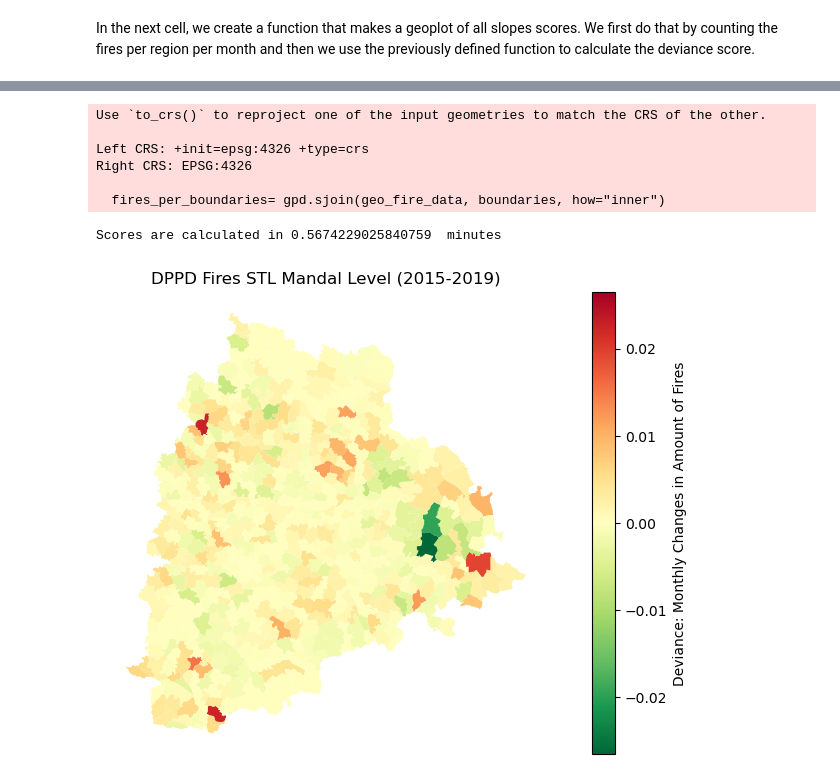
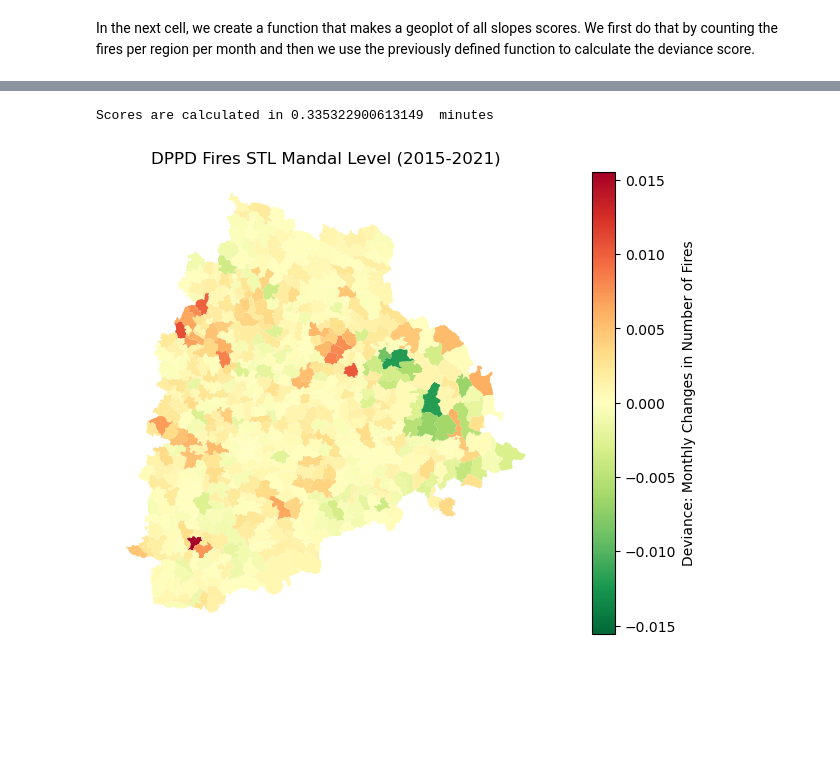
Before and after one commit to undpindia/dicra, a Jupyter notebook: analytics/sandbox/notebooks/crop_fires/DPPD_Jesse/Fires/DPPD_Final_Count_Fires.ipynb, the cells around one changed output, grey strips where cells are left out. Cells and saved outputs as stored; diff of their text form; code cells hidden in the pictures; blank space fills up the shorter version.

```diff
--- a/analytics/sandbox/notebooks/crop_fires/DPPD_Jesse/Fires/DPPD_Final_Count_Fires.ipynb
+++ b/analytics/sandbox/notebooks/crop_fires/DPPD_Jesse/Fires/DPPD_Final_Count_Fires.ipynb
@@ -22,8 +22,13 @@ import time
 Then we will load all different boundary files in the notebook. Here the paths need to be changed accordingly to where the boundary files have been saved.
 # %%
 #Load Data
+os.chdir('c:\\Users\\Jesse\\OneDrive\\Documenten\\Master BAOR\\Thesis\\GitHub\\dicra\\src\\data_preprocessing\\base_geojson')
+mandal = gpd.read_file('TS_mandal_boundary.json')
+district = gpd.read_file('TS_district_boundary.json')
+
 os.chdir('c:\\Users\\Jesse\\OneDrive\\Documenten\\Master BAOR\\Thesis\\GitHub\\dicra\\analytics\\sandbox\\notebooks\\crop_fires\\Classification_Fires')
-fire_data_classified = pd.read_csv('fires_data_classified.csv', index_col=0)
+#fire_data_classified = pd.read_csv('fires_data_classified.geojson', index_col=0)
+fire_data_classified = gpd.read_file('fires_data_classified.geojson')
 #Select only the agricultural fires
 fire_data = fire_data_classified[fire_data_classified['agricultural'] == 1]
 
@@ -103,7 +108,7 @@ def fire_counts(beginyear:int, endyear:int, fire_data, boundaries, level:str):
         seas = endyear-beginyear+1
 
     #Create geodataframe from the data
-    geo_fire_data = gpd.GeoDataFrame(fire_data,geometry = gpd.points_from_xy(fire_data.longitude,fire_data.latitude), crs = {'init': 'epsg:4326'})
+    geo_fire_data = gpd.GeoDataFrame(fire_data,geometry = fire_data.geometry, crs = {'init': 'epsg:4326'})
 
     #Make sure the geometry columns are in the right format
     geo_fire_data = geo_fire_data[['geometry', 'acq_date', 'fireID']]
@@ -195,7 +200,7 @@ def fire_counts(beginyear:int, endyear:int, fire_data, boundaries, level:str):
         DPPD_df.plot(column = 'Slope Score',
                             legend = True,
                             figsize = [12,6],\
-                            legend_kwds = {'label': 'Deviance: Monthly Changes in Amount of Fires'},
+                            legend_kwds = {'label': 'Deviance: Monthly Changes in Number of Fires'},
                             cmap = 'RdYlGn_r',
                             norm = norm)
         plt.title(text)
@@ -211,11 +221,5 @@ We can now call our function with the parameters we are interested in. For the f
 # %%
-figure, DPPD_df_mandal_2019 = fire_counts(2015, 2019, fire_data, mandal_boundaries, 'Mandal')
+figure, DPPD_df_mandal_2021 = fire_counts(2015, 2021, fire_data, mandal_boundaries, 'Mandal')
 # %% [output]
-Use `to_crs()` to reproject one of the input geometries to match the CRS of the other.
-
-Left CRS: +init=epsg:4326 +type=crs
-Right CRS: EPSG:4326
-
-  fires_per_boundaries= gpd.sjoin(geo_fire_data, boundaries, how="inner")
+Scores are calculated in 0.335322900613149  minutes
-Scores are calculated in 0.5674229025840759  minutes
-[figure, old version]
+[figure, new version]
```
Also changed, not shown: parts of 14 cells of this notebook, 44 other files.
